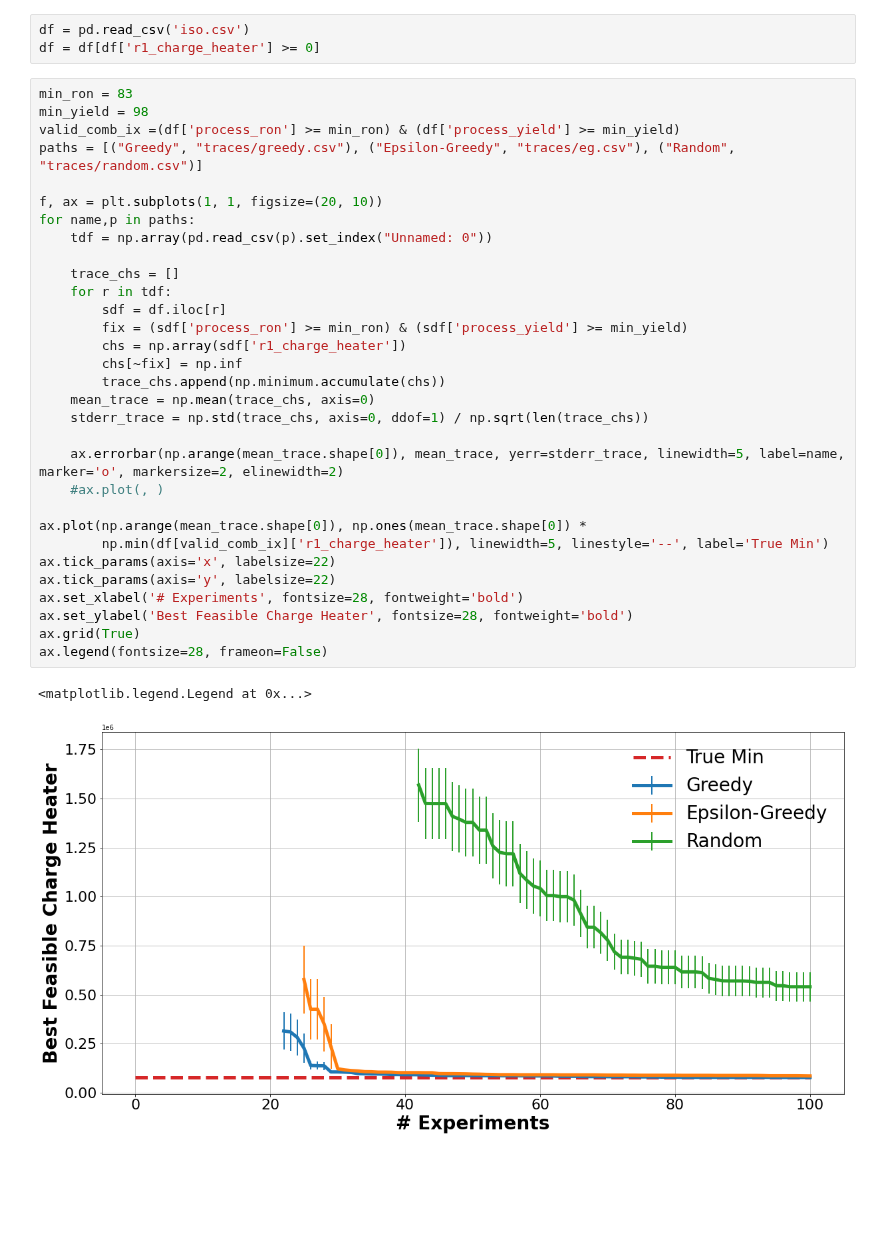
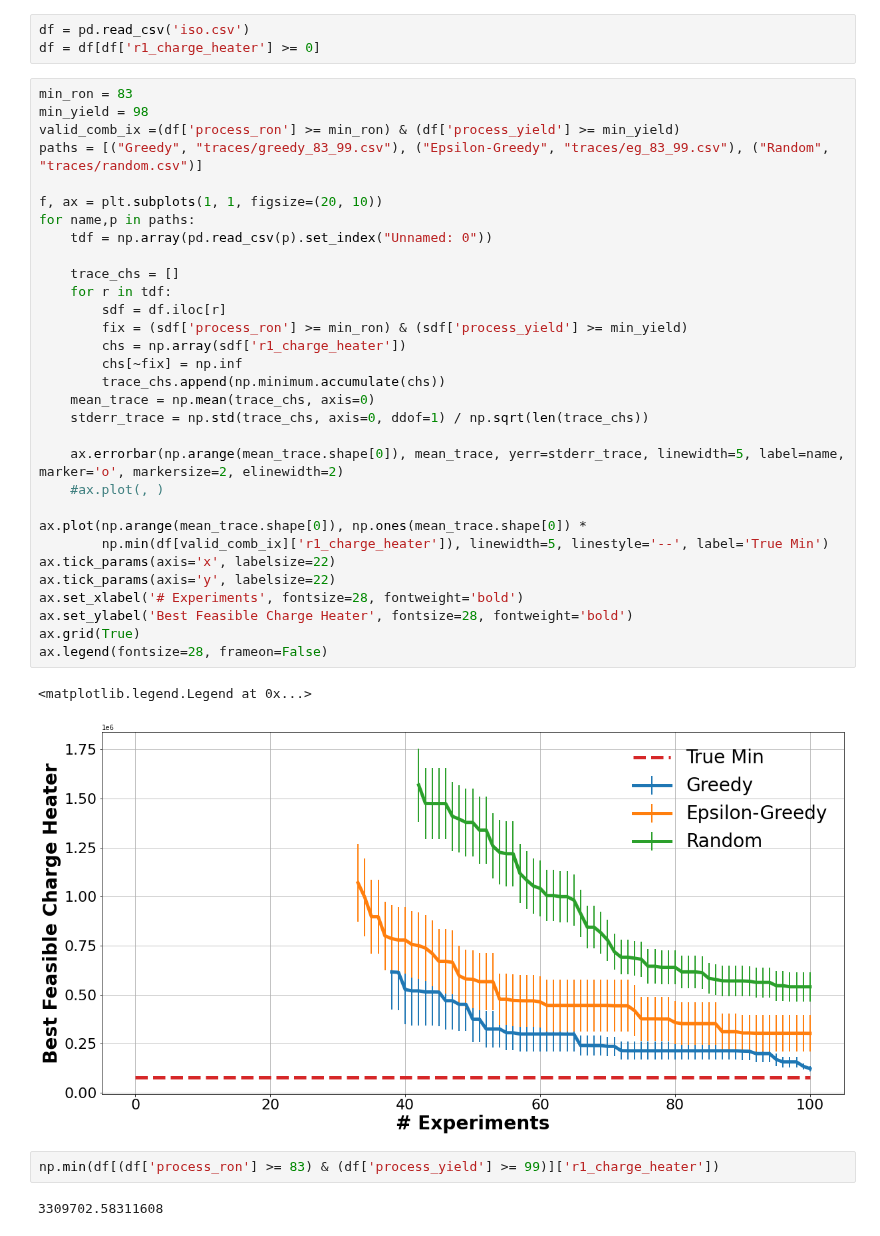
Before and after one commit to KISRDevelopment/iso-exploration, a Jupyter notebook: plot_traces.ipynb, the cells around one changed output. Cells and saved outputs as stored; diff of their text form; blank space fills up the shorter version.

```diff
--- a/plot_traces.ipynb
+++ b/plot_traces.ipynb
@@ -9,33 +9,37 @@ df = df[df['r1_charge_heater'] >= 0]
 min_ron = 83
 min_yield = 98
 valid_comb_ix =(df['process_ron'] >= min_ron) & (df['process_yield'] >= min_yield)
-paths = [("Greedy", "traces/greedy.csv"), ("Epsilon-Greedy", "traces/eg.csv"), ("Random", "traces/random.csv")]
+paths = [("Greedy", "traces/greedy_83_99.csv"), ("Epsilon-Greedy", "traces/eg_83_99.csv"), ("Random", "traces/random.csv")]
 
 f, ax = plt.subplots(1, 1, figsize=(20, 10))
 for name,p in paths:
     tdf = np.array(pd.read_csv(p).set_index("Unnamed: 0"))
 
     trace_chs = []
     for r in tdf:
         sdf = df.iloc[r]
         fix = (sdf['process_ron'] >= min_ron) & (sdf['process_yield'] >= min_yield)
         chs = np.array(sdf['r1_charge_heater'])
         chs[~fix] = np.inf
         trace_chs.append(np.minimum.accumulate(chs))
     mean_trace = np.mean(trace_chs, axis=0)
     stderr_trace = np.std(trace_chs, axis=0, ddof=1) / np.sqrt(len(trace_chs))
 
     ax.errorbar(np.arange(mean_trace.shape[0]), mean_trace, yerr=stderr_trace, linewidth=5, label=name, marker='o', markersize=2, elinewidth=2)
     #ax.plot(, )
 
 ax.plot(np.arange(mean_trace.shape[0]), np.ones(mean_trace.shape[0]) *
         np.min(df[valid_comb_ix]['r1_charge_heater']), linewidth=5, linestyle='--', label='True Min')
 ax.tick_params(axis='x', labelsize=22)
 ax.tick_params(axis='y', labelsize=22)
 ax.set_xlabel('# Experiments', fontsize=28, fontweight='bold')
 ax.set_ylabel('Best Feasible Charge Heater', fontsize=28, fontweight='bold')
 ax.grid(True)
 ax.legend(fontsize=28, frameon=False)
 # %% [output]
 <matplotlib.legend.Legend at 0x...>
-[figure, old version]
+[figure, new version]
+# %%
+np.min(df[(df['process_ron'] >= 83) & (df['process_yield'] >= 99)]['r1_charge_heater'])
+# %% [output]
+3309702.58311608
```
Also changed, not shown: 4 other files.
